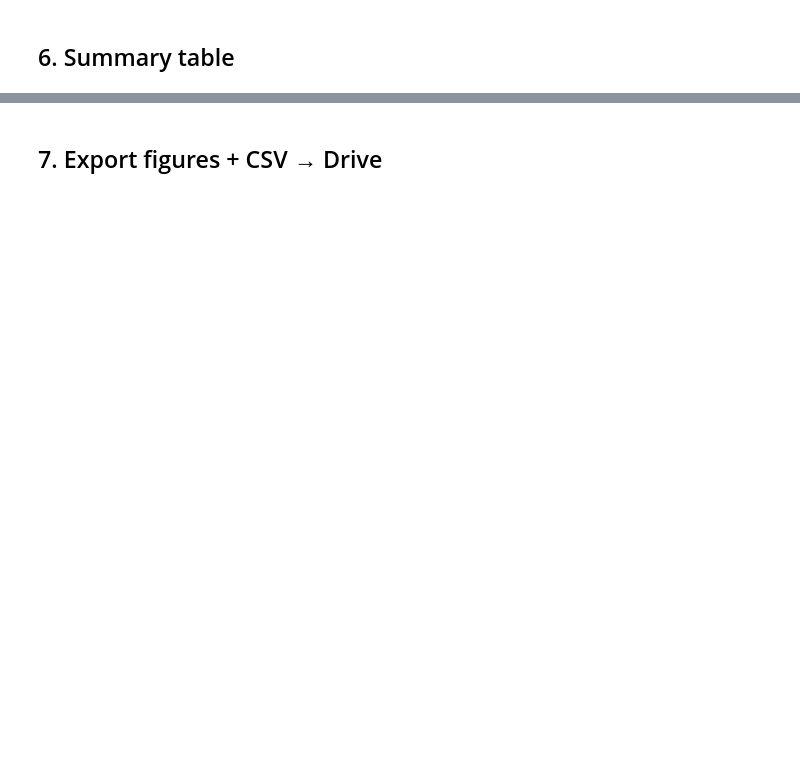
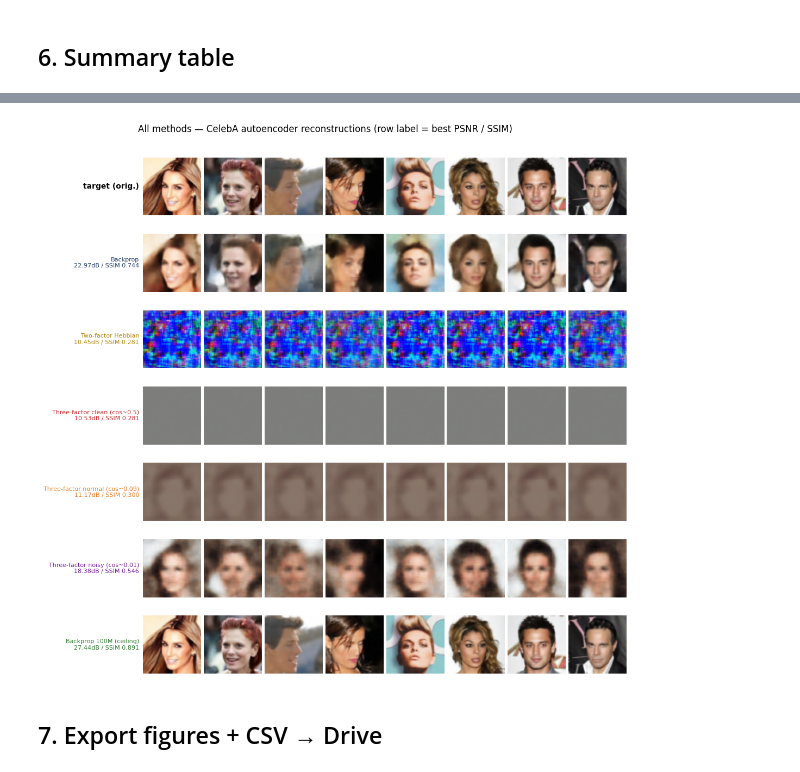
Before and after one commit to cgm2179/Branch_2_Diffusion_Transformer_efficiency_for_small_model, a Jupyter notebook: Section 7 - Cameron's Version/regime 1 - CelebA Autoencoder/CelebA Autoencoder - 06_compare_results.ipynb, the cells around one changed output, grey strips where cells are left out. Cells and saved outputs as stored; diff of their text form; code cells hidden in the pictures; blank space fills up the shorter version.

```diff
--- a/Section 7 - Cameron's Version/regime 1 - CelebA Autoencoder/CelebA Autoencoder - 06_compare_results.ipynb
+++ b/Section 7 - Cameron's Version/regime 1 - CelebA Autoencoder/CelebA Autoencoder - 06_compare_results.ipynb
@@ -216,3 +262,55 @@ for m in R:
+# %%
+# --- ALL methods — sample reconstructions side-by-side (target on top, one row per method) ---
+# Loads every available checkpoint, reconstructs the SAME faces, and stacks them so you can read a
+# column top-to-bottom to compare methods. Run the cells above first (defines ConvAE, R, CKPT_DIR).
+import os, glob, numpy as np, torch
+from PIL import Image
+
+N_SHOW = 8
+_CR  = globals().get('CELEBA_ROOT', './celeba'); _RES = 64
+_fs  = sorted(glob.glob(os.path.join(_CR, '**', '*.jpg'), recursive=True))[:N_SHOW]
+assert _fs, f'no CelebA jpgs under {_CR!r} — run the CelebA data-setup cell first'
+def _dec(p):
+    im = Image.open(p).convert('RGB'); w, h = im.size; s = min(w, h)
+    im = im.crop(((w-s)//2,(h-s)//2,(w+s)//2,(h+s)//2)).resize((_RES,_RES), Image.BILINEAR)
+    return torch.from_numpy(np.asarray(im, np.float32)/255.).permute(2,0,1)
+x = torch.stack([_dec(p) for p in _fs]).to(device)                       # (N,3,64,64) clean targets
+
+def _ckpt(m):
+    for d in [CKPT_DIR] + EXTRA_CKPT_DIRS:
+        p = os.path.join(d, f'{m}.pt')
+        if os.path.exists(p): return p
+    return None
+
+rows = []   # (label, color, images) — one per method that has a checkpoint, in canonical order
+for m in METHODS:
+    if m not in R or _ckpt(m) is None: continue
+    cfg = R[m]['meta']['config']
+    net = ConvAE(cfg['CONV_C'], cfg['LATENT']).to(device)
+    ck  = torch.load(_ckpt(m), map_location=device)['method']
+    net.load_state_dict(ck['net'] if 'net' in ck else ck['params']); net.eval()
+    torch.manual_seed(cfg['SEED'])                                       # per-method input (=x when CORRUPT_SIGMA=0)
+    xin = x + cfg['CORRUPT_SIGMA']*torch.randn_like(x) if cfg.get('CORRUPT_SIGMA',0)>0 else x
+    with torch.no_grad(): rec = torch.sigmoid(net(xin)).clamp(0,1)
+    s = R[m]['summary']
+    rows.append((f'{LABELS[m]}\n{s["best_psnr"]:.2f}dB / SSIM {s["best_ssim"]:.3f}', COLORS[m], rec.cpu()))
+
+if rows:
+    n = len(_fs); R_ = len(rows) + 1
+    def _show(ax, img): ax.imshow(img.permute(1,2,0).clamp(0,1).numpy()); ax.axis('off')
+    fig, ax = plt.subplots(R_, n, figsize=(1.4*n, 1.5*R_), squeeze=False)
+    for j in range(n): _show(ax[0,j], x[j].cpu())
+    ax[0,0].text(-0.06,0.5,'target (orig.)', ha='right', va='center', transform=ax[0,0].transAxes, fontweight='bold')
+    for i,(lab,col,imgs) in enumerate(rows, start=1):
+        for j in range(n): _show(ax[i,j], imgs[j])
+        ax[i,0].text(-0.06,0.5, lab, ha='right', va='center', transform=ax[i,0].transAxes, color=col, fontsize=8)
+    plt.suptitle('All methods — CelebA autoencoder reconstructions (row label = best PSNR / SSIM)', y=0.985)
+    plt.subplots_adjust(left=0.20, right=0.995, top=0.94, bottom=0.01, wspace=0.05, hspace=0.05)
+    plt.show()
+else:
+    print('no checkpoints available — run the method notebooks (01–05/07) first')
+# %% [output]
+[figure, added]
 # %% [markdown]
 ## 7. Export figures + CSV → Drive
 # %%
```
Also changed, not shown: parts of 10 cells of this notebook.
